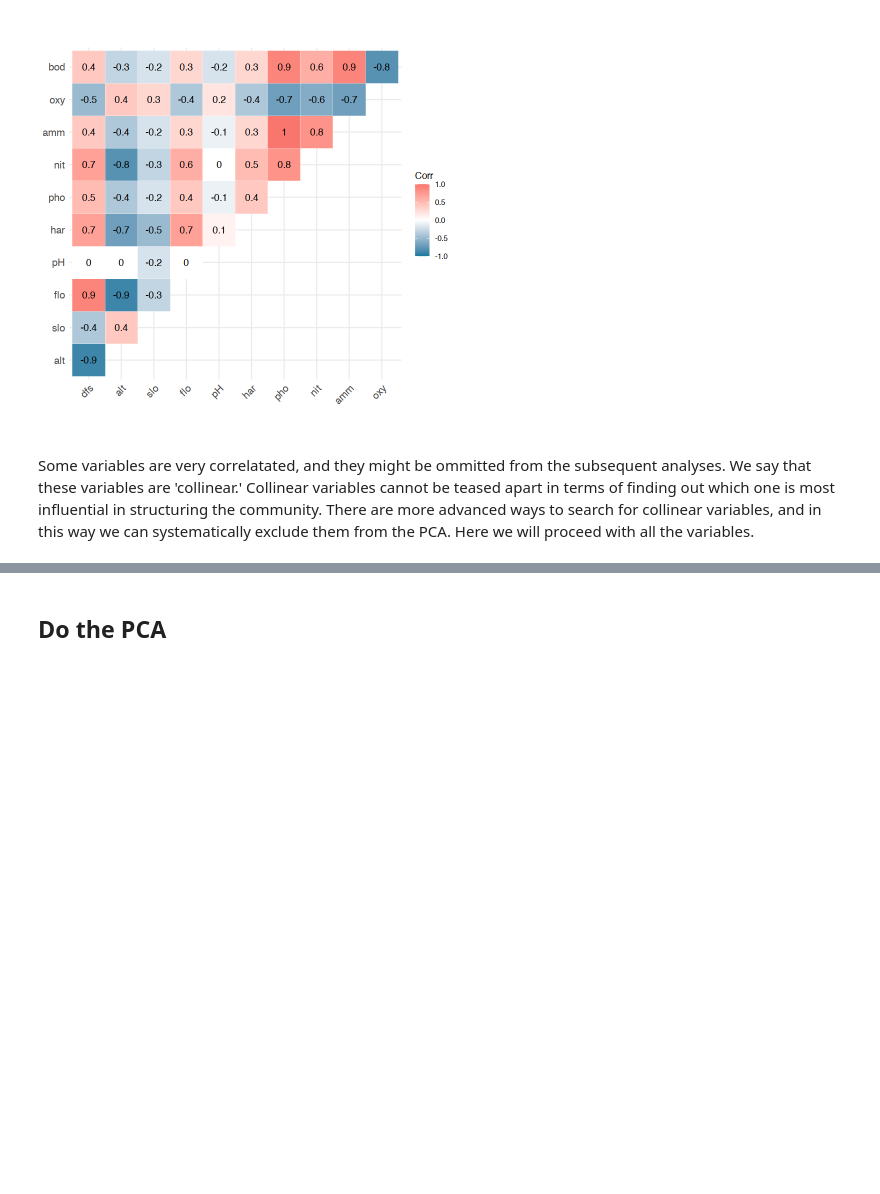
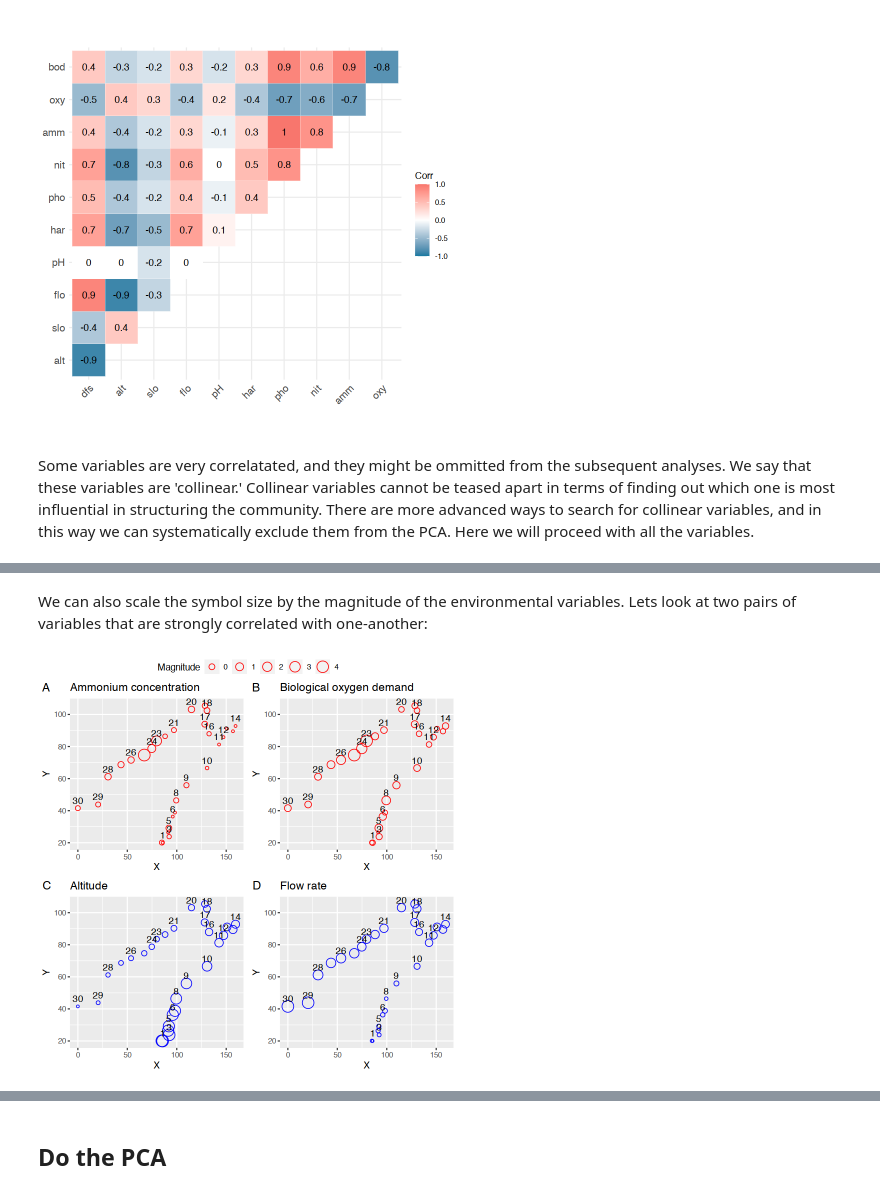
Before and after one commit to ajsmit/Quantitative_Ecology, a Jupyter notebook: jupyter_lab/13-PCA.ipynb, the cells around one changed output, grey strips where cells are left out. Drawn from its saved outputs; the diff is of its cells as text; code cells hidden in the pictures; blank space fills up the shorter version.

```diff
--- a/jupyter_lab/13-PCA.ipynb
+++ b/jupyter_lab/13-PCA.ipynb
@@ -48,0 +74,33 @@ Some variables are very correlatated, and they might be ommitted from the subseq
+# %% [markdown]
+We can also scale the symbol size by the magnitude of the environmental variables. Lets look at two pairs of variables that are strongly correlated with one-another:
+# %%
+# We scale the data first so as to better represent the full
+# magnitude of all variables with a common symbol zise
+env_std <- decostand(env, method = "standardize")
+
+# positice correlations
+plt1 <- ggplot(spa, aes(x = X, y = Y, label = rownames(spa))) +
+  geom_point(shape = 1, col = "red", aes(size = env_std$amm, shape = )) +
+  geom_text(vjust = -0.5, nudge_y = 0.5, check_overlap = TRUE) +
+  labs(size = "Magnitude", title = "Ammonium concentration")
+
+plt2 <- ggplot(spa, aes(x = X, y = Y, label = rownames(spa))) +
+  geom_point(shape = 1, col = "red", aes(size = env_std$bod)) +
+  geom_text(vjust = -0.5, nudge_y = 0.5, check_overlap = TRUE) +
+  labs(title = "Biological oxygen demand")
+
+# inverse correlations
+plt3 <- ggplot(spa, aes(x = X, y = Y, label = rownames(spa))) +
+  geom_point(shape = 1, col = "blue", aes(size = env_std$alt)) +
+  geom_text(vjust = -0.5, nudge_y = 0.5, check_overlap = TRUE) +
+  labs(title = "Altitude")
+
+plt4 <- ggplot(spa, aes(x = X, y = Y, label = rownames(spa))) +
+  geom_point(shape = 1, col = "blue", aes(size = env_std$flo)) +
+  geom_text(vjust = -0.5, nudge_y = 0.5, check_overlap = TRUE) +
+  labs(title = "Flow rate")
+
+ggarrange(plt1, plt2, plt3, plt4, nrow = 2, ncol = 2,
+          common.legend = TRUE, labels = "AUTO")
+# %% [output]
+[figure, added]
```
Also changed, not shown: parts of 6 cells of this notebook, 2 other files.
